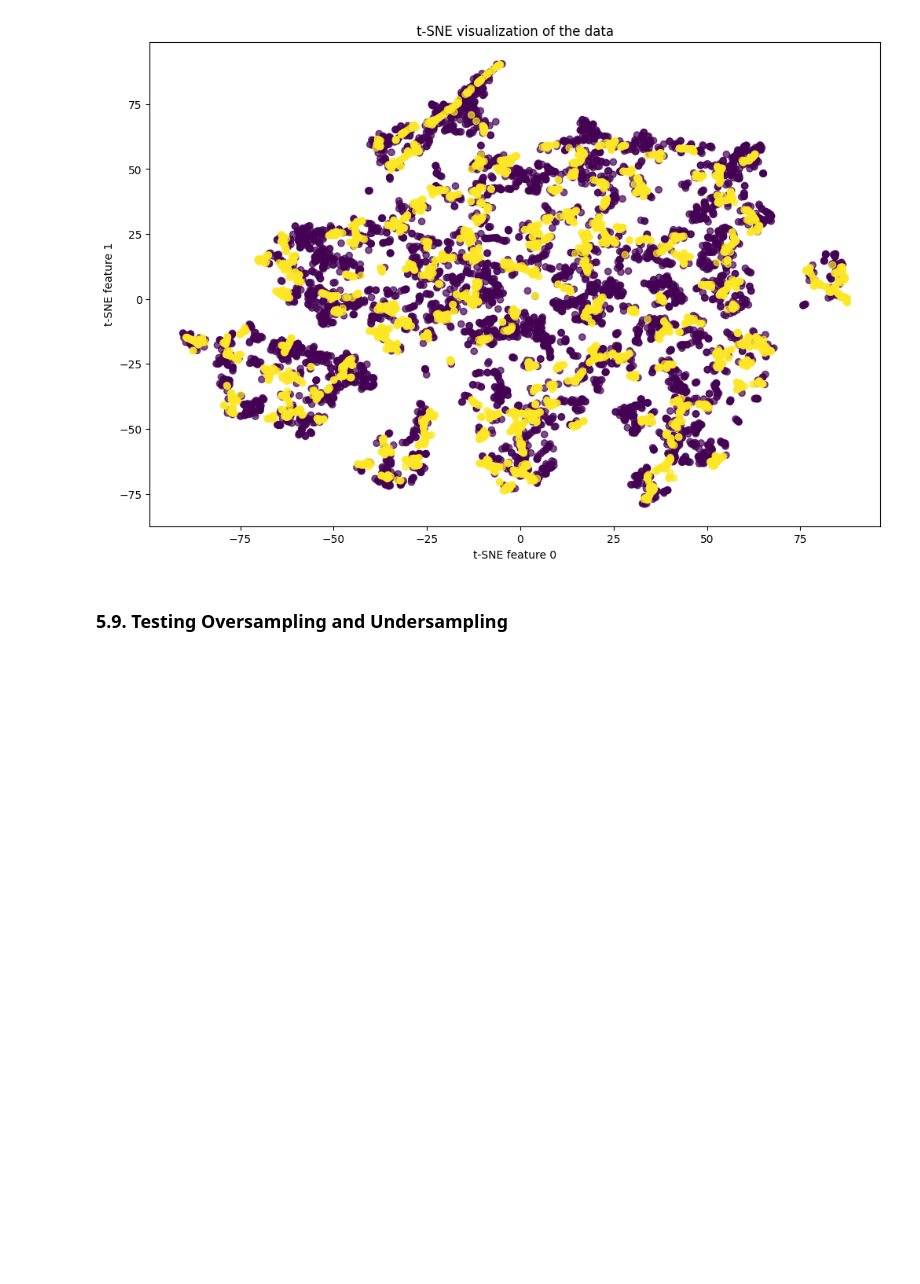
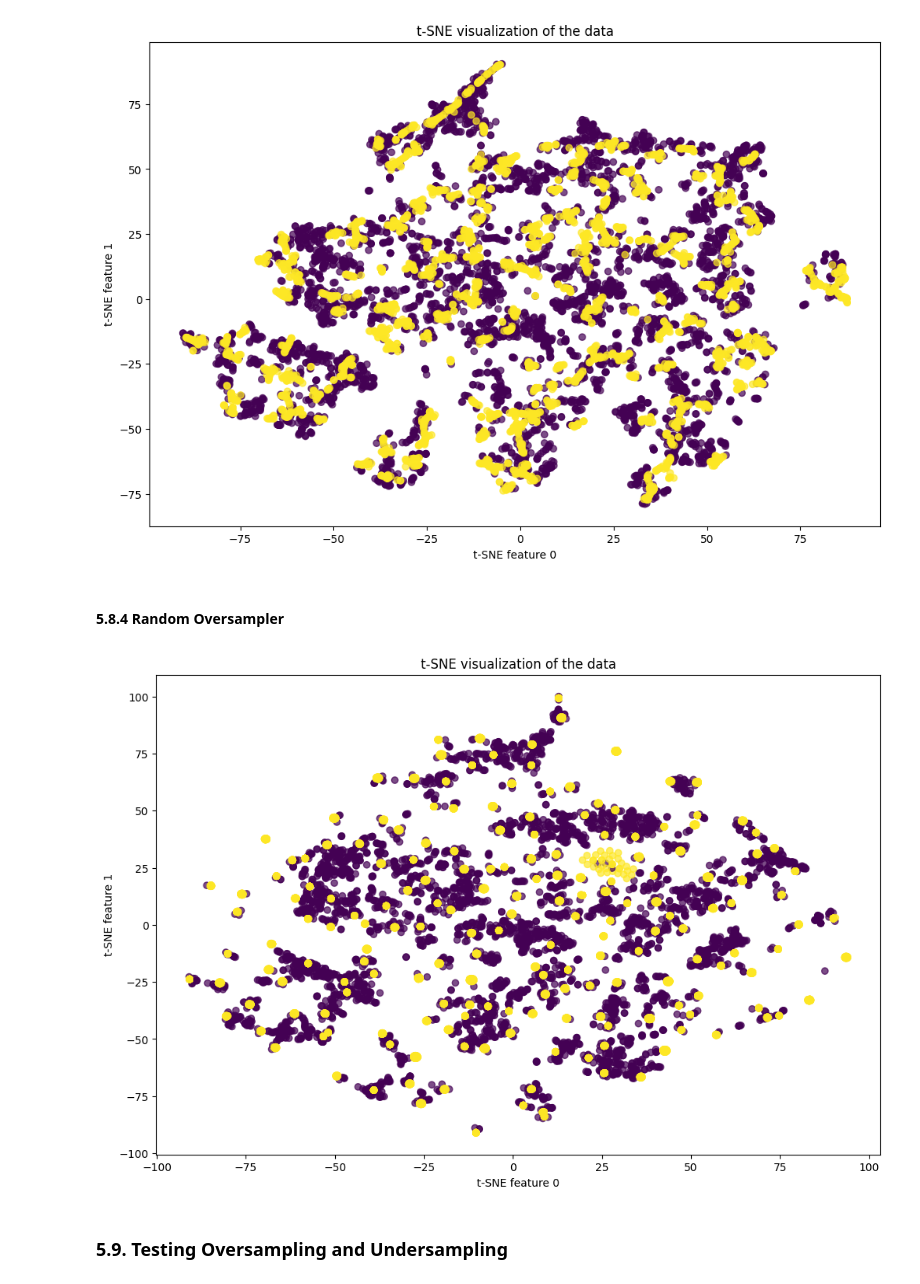
Before and after one commit to bahaozsahin/cc-fraud-detection, a Jupyter notebook: main.ipynb, the cells around one changed output. Cells and saved outputs as stored; diff of their text form; code cells hidden in the pictures; blank space fills up the shorter version.

```diff
--- a/main.ipynb
+++ b/main.ipynb
@@ -593,0 +587,3 @@ y_train_oversampled_adasyn.sum()/len(y_train_oversampled_adasyn)
+# %%
+ros = RandomOverSampler(random_state=42)
+X_train_oversampled_random, y_train_oversampled_random = ros.fit_resample(X_train_full, y_train)
@@ -613,6 +613,13 @@ plot_tsne(X_train_oversampled_svmsmote, y_train_oversampled_svmsmote)
 plot_tsne(X_train_oversampled_adasyn, y_train_oversampled_adasyn)
 # %% [output]
 [figure]
+# %% [markdown]
+#### 5.8.4 Random Oversampler
+# %%
+#Random Oversampler
+plot_tsne(X_train_oversampled_random, y_train_oversampled_random)
+# %% [output]
+[figure, added]
 # %% [markdown]
 ### 5.9. Testing Oversampling and Undersampling
 # %% [markdown]
```
Also changed, not shown: parts of 17 cells of this notebook.
